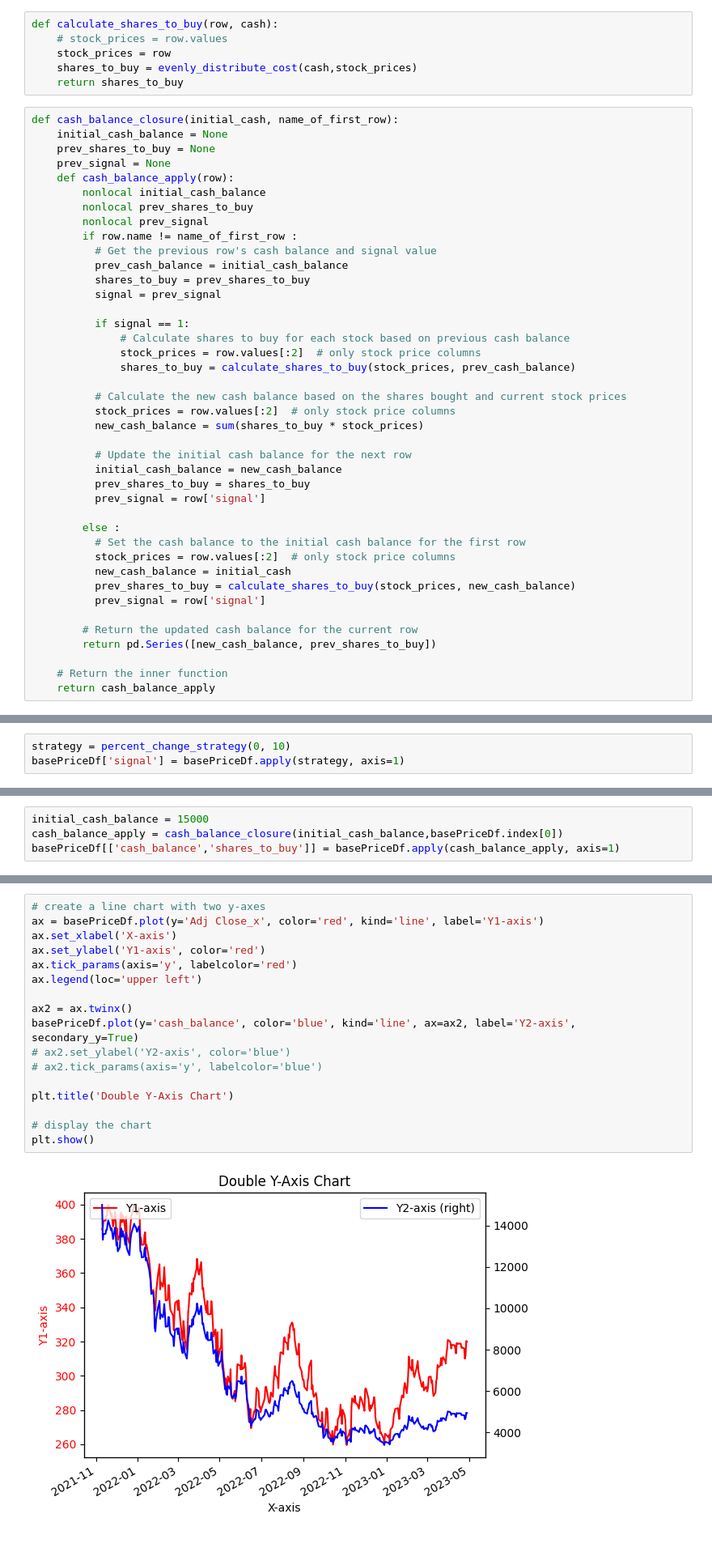
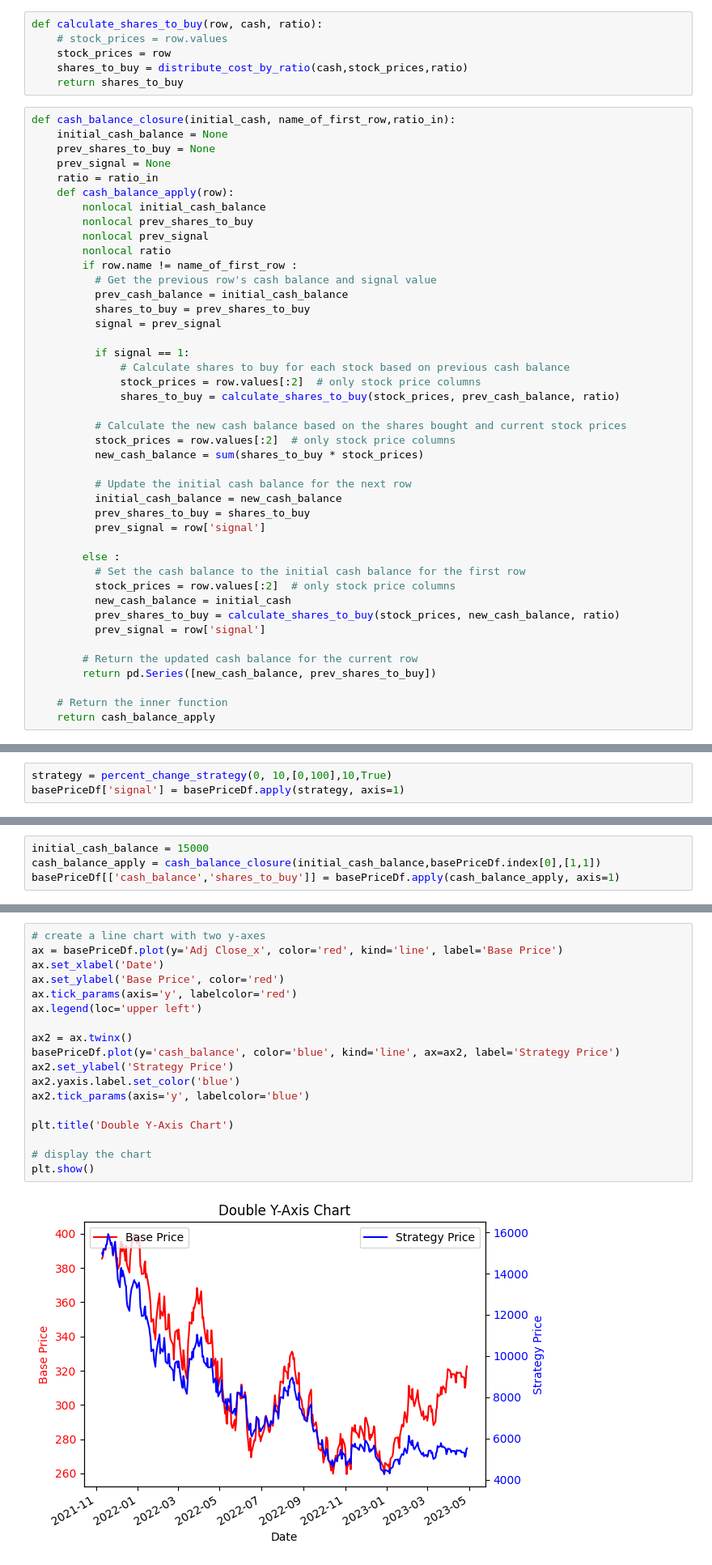
Before and after one commit to nosignal00/researchSpace, a Jupyter notebook: MultiAccountStrategy/backTestingWithChatGPT.ipynb, the cells around one changed output, grey strips where cells are left out. Shown at 81% size. Cells and saved outputs as stored; diff of their text form.

Commit message:
Fix nothing but 2 function modified - Add assigned_ratio to distribute_cost_by_ratio - Makes right optimization - Change base_price definition on percent_change_strategy

```diff
--- a/MultiAccountStrategy/backTestingWithChatGPT.ipynb
+++ b/MultiAccountStrategy/backTestingWithChatGPT.ipynb
@@ -112,20 +137,22 @@ def evenly_distribute_cost(total_capital, unit_costs):
     #     print(f"Task {i+1}: budget = {budget}, cost = {cost}")
     return [int(x[i].value()) for i in range(num_tasks)]
 # %%
-def calculate_shares_to_buy(row, cash):
+def calculate_shares_to_buy(row, cash, ratio):
     # stock_prices = row.values
     stock_prices = row
-    shares_to_buy = evenly_distribute_cost(cash,stock_prices)
+    shares_to_buy = distribute_cost_by_ratio(cash,stock_prices,ratio)
     return shares_to_buy
 # %%
-def cash_balance_closure(initial_cash, name_of_first_row):
+def cash_balance_closure(initial_cash, name_of_first_row,ratio_in):
     initial_cash_balance = None
     prev_shares_to_buy = None
     prev_signal = None
+    ratio = ratio_in
     def cash_balance_apply(row):
         nonlocal initial_cash_balance
         nonlocal prev_shares_to_buy
         nonlocal prev_signal
+        nonlocal ratio
         if row.name != name_of_first_row :
           # Get the previous row's cash balance and signal value
           prev_cash_balance = initial_cash_balance
@@ -135,7 +162,7 @@ def cash_balance_closure(initial_cash, name_of_first_row):
           if signal == 1:
               # Calculate shares to buy for each stock based on previous cash balance
               stock_prices = row.values[:2]  # only stock price columns
-              shares_to_buy = calculate_shares_to_buy(stock_prices, prev_cash_balance)
+              shares_to_buy = calculate_shares_to_buy(stock_prices, prev_cash_balance, ratio)
 
           # Calculate the new cash balance based on the shares bought and current stock prices
           stock_prices = row.values[:2]  # only stock price columns
@@ -150,7 +177,7 @@ def cash_balance_closure(initial_cash, name_of_first_row):
           # Set the cash balance to the initial cash balance for the first row
           stock_prices = row.values[:2]  # only stock price columns
           new_cash_balance = initial_cash
-          prev_shares_to_buy = calculate_shares_to_buy(stock_prices, new_cash_balance)
+          prev_shares_to_buy = calculate_shares_to_buy(stock_prices, new_cash_balance, ratio)
           prev_signal = row['signal']
 
         # Return the updated cash balance for the current row
@@ -165,5 +191,5 @@ cash = 15000 # 요게 계속 바뀌는 구나...
 # %%
 basePriceDf = pd.merge(left = dfQQQ["Adj Close"], right = dfTQQQ["Adj Close"], left_index=True, right_index=True)
 # %%
-strategy = percent_change_strategy(0, 10)
+strategy = percent_change_strategy(0, 10,[0,100],10,True)
 basePriceDf['signal'] = basePriceDf.apply(strategy, axis=1)
@@ -185,6 +229,6 @@ basePriceDf.tail(10)
 # %%
 initial_cash_balance = 15000
-cash_balance_apply = cash_balance_closure(initial_cash_balance,basePriceDf.index[0])
+cash_balance_apply = cash_balance_closure(initial_cash_balance,basePriceDf.index[0],[1,1])
 basePriceDf[['cash_balance','shares_to_buy']] = basePriceDf.apply(cash_balance_apply, axis=1)
 # %%
 basePriceDf.head(10)
@@ -229,19 +273,20 @@ basePriceDf.plot(y=['balance_x', 'balance_y'], kind='line')
 # %%
 # create a line chart with two y-axes
-ax = basePriceDf.plot(y='Adj Close_x', color='red', kind='line', label='Y1-axis')
-ax.set_xlabel('X-axis')
-ax.set_ylabel('Y1-axis', color='red')
+ax = basePriceDf.plot(y='Adj Close_x', color='red', kind='line', label='Base Price')
+ax.set_xlabel('Date')
+ax.set_ylabel('Base Price', color='red')
 ax.tick_params(axis='y', labelcolor='red')
 ax.legend(loc='upper left')
 
 ax2 = ax.twinx()
-basePriceDf.plot(y='cash_balance', color='blue', kind='line', ax=ax2, label='Y2-axis', secondary_y=True)
-# ax2.set_ylabel('Y2-axis', color='blue')
-# ax2.tick_params(axis='y', labelcolor='blue')
+basePriceDf.plot(y='cash_balance', color='blue', kind='line', ax=ax2, label='Strategy Price')
+ax2.set_ylabel('Strategy Price')
+ax2.yaxis.label.set_color('blue')
+ax2.tick_params(axis='y', labelcolor='blue')
 
 plt.title('Double Y-Axis Chart')
 
 # display the chart
 plt.show()
 # %% [output]
-[figure, old version]
+[figure, new version]
```
Also changed, not shown: parts of 24 cells of this notebook.
